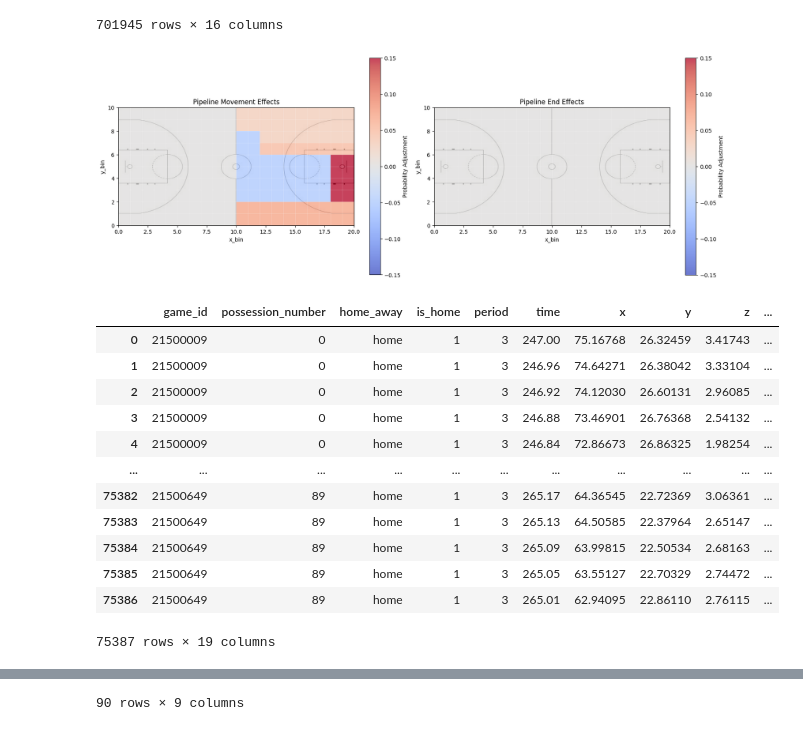
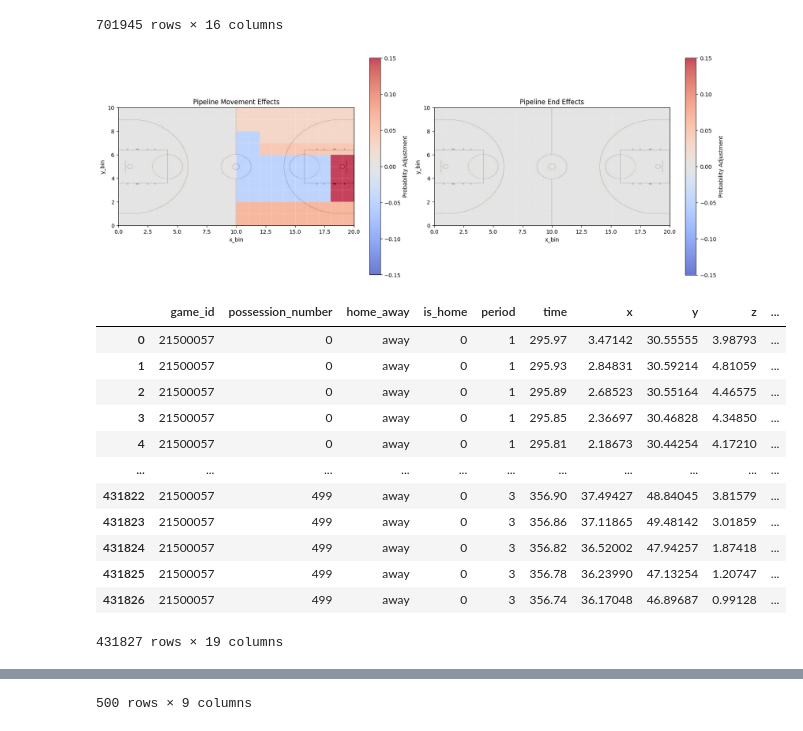
Before and after one commit to Channertheman/NBA_Analysis, a Jupyter notebook: Simulation_construction.ipynb, the cells around one changed output, grey strips where cells are left out. Saved outputs shown, nothing was run; the diff lists cells and outputs as text; code cells hidden in the pictures.

```diff
--- a/Simulation_construction.ipynb
+++ b/Simulation_construction.ipynb
@@ -634,49 +634,49 @@ plot_effect_surfaces(pipeline_movement_effects, pipeline_end_effects, title_pref
 pipeline_results = build_baseline_scoring_pipeline(
     pipeline_input_df,
     train_games=train_set,
-    n_possessions=90,
+    n_possessions=500,
     movement_effects=pipeline_movement_effects,
     end_effects=pipeline_end_effects,
     baseline_probability=0.30,
     random_state=pipeline_seed,
 )
 
 pipeline_sampled_movement = pipeline_results["sampled_movement"]
 pipeline_sampled_binned_movement = pipeline_results["sampled_binned_movement"]
 pipeline_qut_movement = pipeline_results["qut_movement"]
 pipeline_visited_posssessions = pipeline_results["visited_posssessions"]
 pipeline_baseline_scoring_probabilities = pipeline_results["baseline_scoring_probabilities"]
 
 visited_posssessions = pipeline_visited_posssessions
 baseline_scoring_probabilities = pipeline_baseline_scoring_probabilities
 pipeline_rng = np.random.default_rng(pipeline_seed)
 baseline_scoring_probabilities["simulated_out"] = pipeline_rng.binomial(n=1, p=baseline_scoring_probabilities["scoring_probability"])
 
 pipeline_simulated_scoring = baseline_scoring_probabilities[possession_cols + ["simulated_out"]]
 pipeline_qut_movement = pipeline_qut_movement.merge(
     pipeline_simulated_scoring,
     on=possession_cols,
     how="left",
 )
 pipeline_qut_movement["original_scored"] = pipeline_qut_movement["scored"]
 pipeline_qut_movement["scored"] = pipeline_qut_movement["simulated_out"]
 
 display(pipeline_qut_movement)
 
 display(baseline_scoring_probabilities)
 # %% [output]
 [figure]
 |  | game_id | possession_number | home_away | is_home | period | time | x | y | z | ... |
-| 0 | 21500009 | 0 | home | 1 | 3 | 247.00 | 75.16768 | 26.32459 | 3.41743 | ... |
-| 1 | 21500009 | 0 | home | 1 | 3 | 246.96 | 74.64271 | 26.38042 | 3.33104 | ... |
-| 2 | 21500009 | 0 | home | 1 | 3 | 246.92 | 74.12030 | 26.60131 | 2.96085 | ... |
-| 3 | 21500009 | 0 | home | 1 | 3 | 246.88 | 73.46901 | 26.76368 | 2.54132 | ... |
-| 4 | 21500009 | 0 | home | 1 | 3 | 246.84 | 72.86673 | 26.86325 | 1.98254 | ... |
+| 0 | 21500057 | 0 | away | 0 | 1 | 295.97 | 3.47142 | 30.55555 | 3.98793 | ... |
+| 1 | 21500057 | 0 | away | 0 | 1 | 295.93 | 2.84831 | 30.59214 | 4.81059 | ... |
+| 2 | 21500057 | 0 | away | 0 | 1 | 295.89 | 2.68523 | 30.55164 | 4.46575 | ... |
+| 3 | 21500057 | 0 | away | 0 | 1 | 295.85 | 2.36697 | 30.46828 | 4.34850 | ... |
+| 4 | 21500057 | 0 | away | 0 | 1 | 295.81 | 2.18673 | 30.44254 | 4.17210 | ... |
 | ... | ... | ... | ... | ... | ... | ... | ... | ... | ... | ... |
-| 75382 | 21500649 | 89 | home | 1 | 3 | 265.17 | 64.36545 | 22.72369 | 3.06361 | ... |
-| 75383 | 21500649 | 89 | home | 1 | 3 | 265.13 | 64.50585 | 22.37964 | 2.65147 | ... |
-| 75384 | 21500649 | 89 | home | 1 | 3 | 265.09 | 63.99815 | 22.50534 | 2.68163 | ... |
-| 75385 | 21500649 | 89 | home | 1 | 3 | 265.05 | 63.55127 | 22.70329 | 2.74472 | ... |
-| 75386 | 21500649 | 89 | home | 1 | 3 | 265.01 | 62.94095 | 22.86110 | 2.76115 | ... |
+| 431822 | 21500057 | 499 | away | 0 | 3 | 356.90 | 37.49427 | 48.84045 | 3.81579 | ... |
+| 431823 | 21500057 | 499 | away | 0 | 3 | 356.86 | 37.11865 | 49.48142 | 3.01859 | ... |
+| 431824 | 21500057 | 499 | away | 0 | 3 | 356.82 | 36.52002 | 47.94257 | 1.87418 | ... |
+| 431825 | 21500057 | 499 | away | 0 | 3 | 356.78 | 36.23990 | 47.13254 | 1.20747 | ... |
+| 431826 | 21500057 | 499 | away | 0 | 3 | 356.74 | 36.17048 | 46.89687 | 0.99128 | ... |
-75387 rows × 19 columns
+431827 rows × 19 columns
 |  | game_id | possession_number | movement_probability_adjustment | end_probability_adjustment | baseline_probability | ... |
@@ -694,2 +694,2 @@ display(baseline_scoring_probabilities)
-90 rows × 9 columns
+500 rows × 9 columns
 # %%
```
Also changed, not shown: parts of 4 cells of this notebook, 1 other file.
